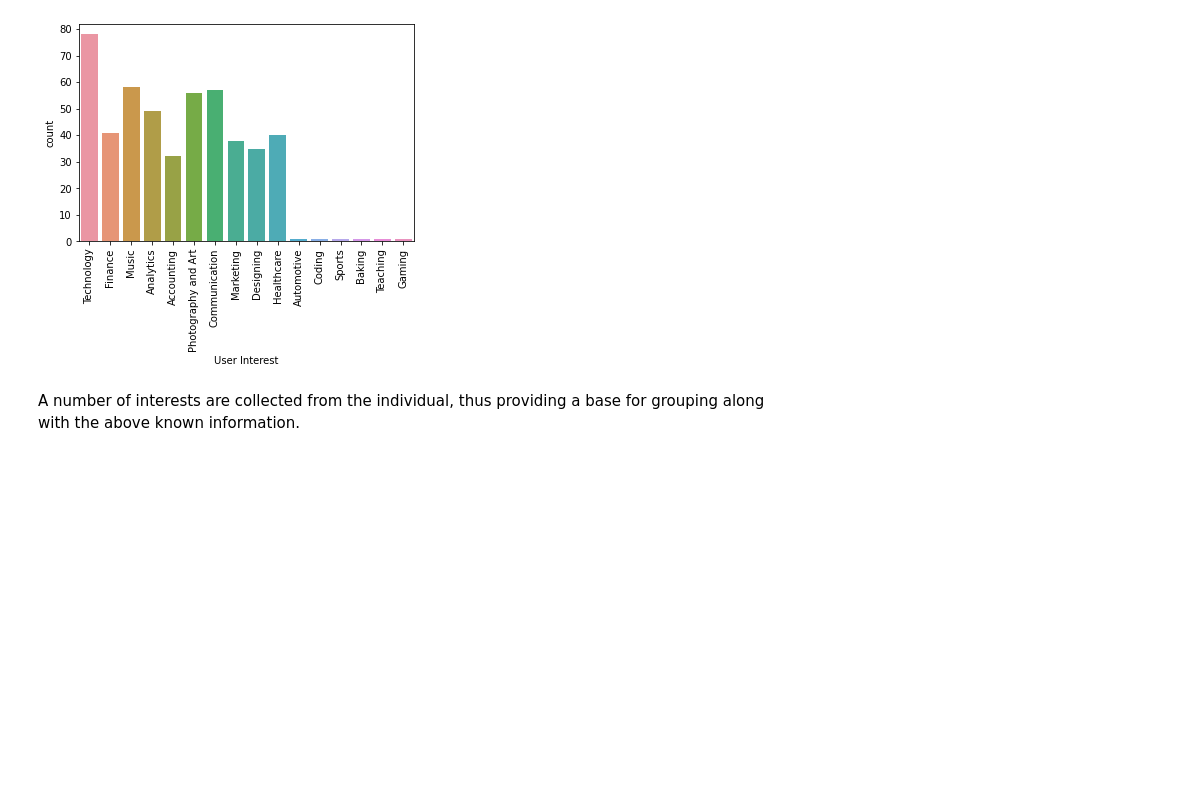
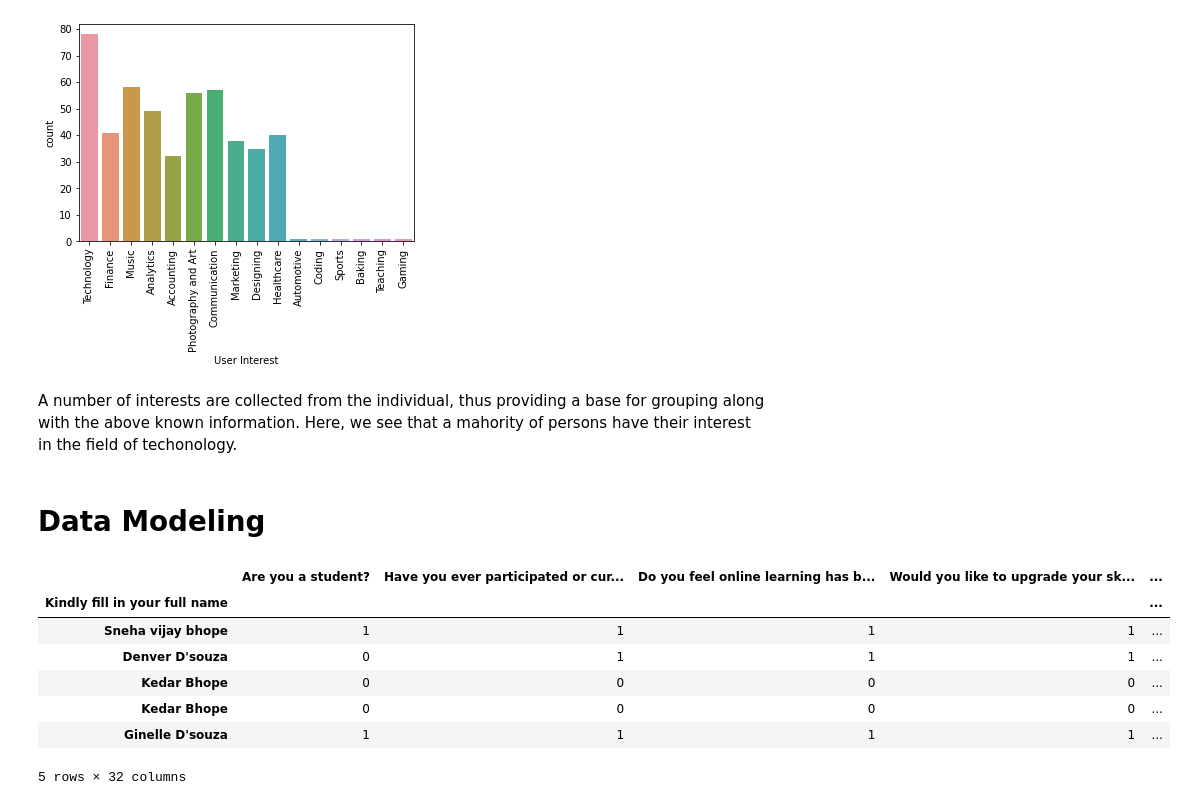
Before and after one commit to ginelledsouza/Student_Course_Segmentation, a Jupyter notebook: Student Segmentation.ipynb, the cells around one changed output. Saved outputs shown, nothing was run; the diff lists cells and outputs as text; code cells hidden in the pictures; blank space fills up the shorter version.

```diff
--- a/Student Segmentation.ipynb
+++ b/Student Segmentation.ipynb
@@ -175,4 +175,60 @@ sns.countplot(x='User Interest',data=final)
 <AxesSubplot:xlabel='User Interest', ylabel='count'>
 [figure]
 # %% [markdown]
-A number of interests are collected from the individual, thus providing a base for grouping along with the above known information.
+A number of interests are collected from the individual, thus providing a base for grouping along with the above known information. Here, we see that a mahority of persons have their interest in the field of techonology.
+# %% [markdown]
+# Data Modeling
+# %%
+data = pd.read_csv("C:/Users/ginel/OneDrive/Desktop/College - Project/Project and Research Documentation/Analytics/Online Learning - Research.csv")
+
+data['What challenges do you face while using the online learning platforms? (Select all that applies)'].fillna('',inplace=True)
+data['What are your interests (Select all that applies)'].fillna('',inplace=True)
+
+data['What challenges do you face while using the online learning platforms? (Select all that applies)'] = data['What challenges do you face while using the online learning platforms? (Select all that applies)'].apply(lambda x : x.replace("Don't","Do not"))
+
+cols = ['Are you a student?','Have you ever participated or currently participating in any online learning courses?',
+        'Do you feel online learning has been helpful considering the current pandemic?','Would you like to upgrade your skillset by participating in online learning platforms?',
+        'Do you think that online learning should continue even after the pandemic?']
+
+data.fillna(0,inplace=True)
+
+for i in cols:
+    data[i] = data[i].apply(lambda x : 1 if x == "Yes" else 0)
+
+data['How easy is it to find a course of your choice?'] = data['How easy is it to find a course of your choice?'].apply(lambda x : "Not Applicable" if x==0 else ("Easy" if (x!= 0) and (x<=2) else ("Moderate" if x==3 else "Difficult")))
+
+cols = ['What challenges do you face while using the online learning platforms? (Select all that applies)','What are your interests (Select all that applies)']
+
+for i in cols:
+    for j in range(len(data[i])):
+        column = data[i][j].split(";")
+        for value in column:
+            data.loc[data.index == j, value.strip().title()] = 1
+
+for j in range(len(data['What age category do you belong to?'])):
+    cols = "Age: " + str(data['What age category do you belong to?'][j])
+    data.loc[data.index == j, cols] = 1
+
+for j in range(len(data['How easy is it to find a course of your choice?'])):
+    cols = "Find: " + str(data['How easy is it to find a course of your choice?'][j])
+    data.loc[data.index == j, cols] = 1
+
+data.fillna(0,inplace=True)
+
+data.drop(['Timestamp','What age category do you belong to?','How easy is it to find a course of your choice?','What challenges do you face while using the online learning platforms? (Select all that applies)','What are your interests (Select all that applies)',''],axis=1,inplace=True)
+
+for col in data.columns[2:]:
+    data[col] = data[col].astype("int64")
+
+data = data.set_index('Kindly fill in your full name')
+# %%
+data.head()
+# %% [output]
+|  | Are you a student? | Have you ever participated or cur... | Do you feel online learning has b... | Would you like to upgrade your sk... | ... |
+| Kindly fill in your full name |  |  |  |  | ... |
+| Sneha vijay bhope | 1 | 1 | 1 | 1 | ... |
+| Denver D'souza | 0 | 1 | 1 | 1 | ... |
+| Kedar Bhope | 0 | 0 | 0 | 0 | ... |
+| Kedar Bhope | 0 | 0 | 0 | 0 | ... |
+| Ginelle D'souza | 1 | 1 | 1 | 1 | ... |
+5 rows × 32 columns
```
Also changed, not shown: parts of 5 cells of this notebook.
